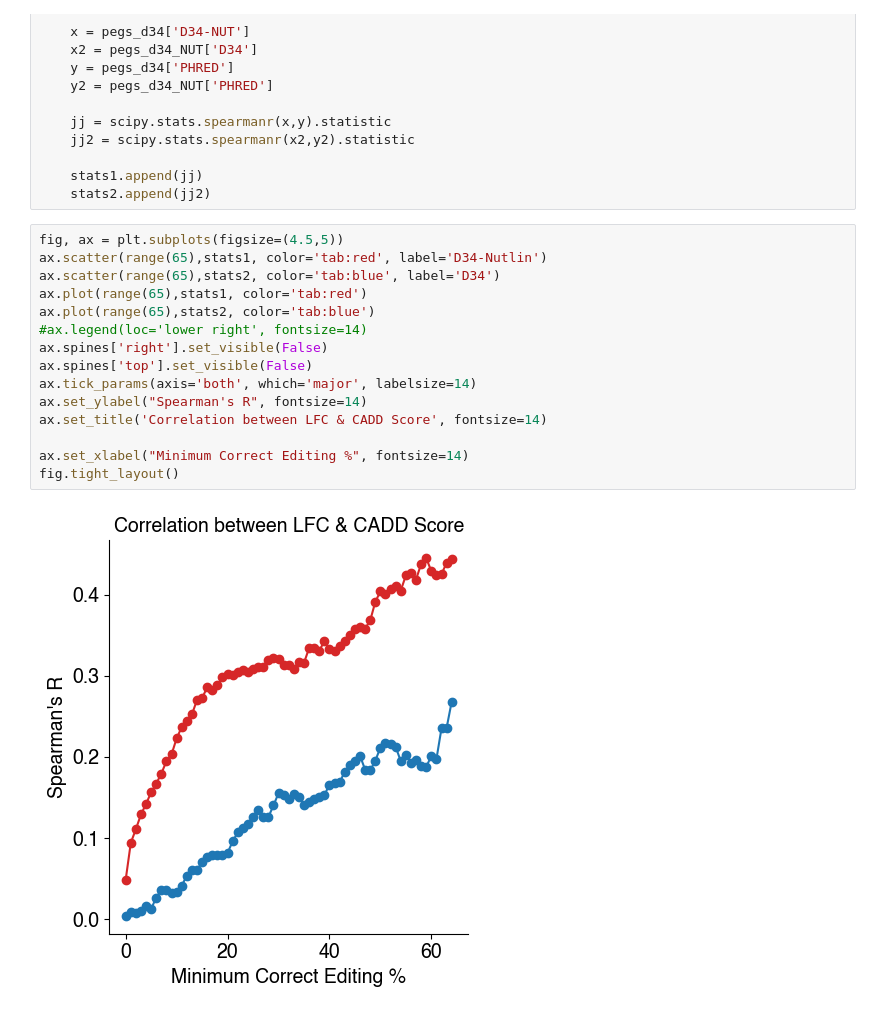
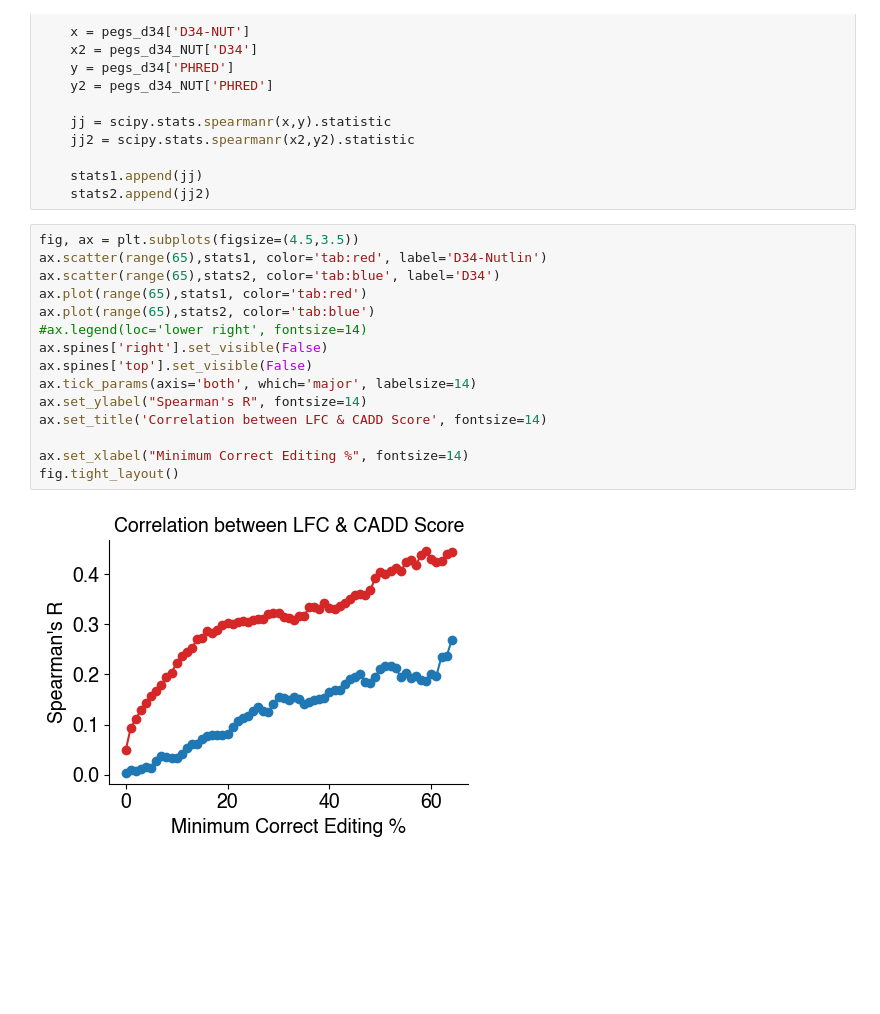
Before and after one commit to samgould2/p53-prime-editing-sensor, a Jupyter notebook: figure3.ipynb, the cells around one changed output. Cells and saved outputs as stored; diff of their text form; blank space fills up the shorter version.

Commit message:
revised figure updates

```diff
--- a/figure3.ipynb
+++ b/figure3.ipynb
@@ -690,19 +777,19 @@ for x in range(65):
     stats1.append(jj)
     stats2.append(jj2)
 # %%
-fig, ax = plt.subplots(figsize=(4.5,5))
+fig, ax = plt.subplots(figsize=(4.5,3.5))
 ax.scatter(range(65),stats1, color='tab:red', label='D34-Nutlin')
 ax.scatter(range(65),stats2, color='tab:blue', label='D34')
 ax.plot(range(65),stats1, color='tab:red')
 ax.plot(range(65),stats2, color='tab:blue')
 #ax.legend(loc='lower right', fontsize=14)
 ax.spines['right'].set_visible(False)
 ax.spines['top'].set_visible(False)
 ax.tick_params(axis='both', which='major', labelsize=14)
 ax.set_ylabel("Spearman's R", fontsize=14)
 ax.set_title('Correlation between LFC & CADD Score', fontsize=14)
 
 ax.set_xlabel("Minimum Correct Editing %", fontsize=14)
 fig.tight_layout()
 # %% [output]
-[figure, old version]
+[figure, new version]
```
Also changed, not shown: parts of 13 cells of this notebook, 2 other files.
